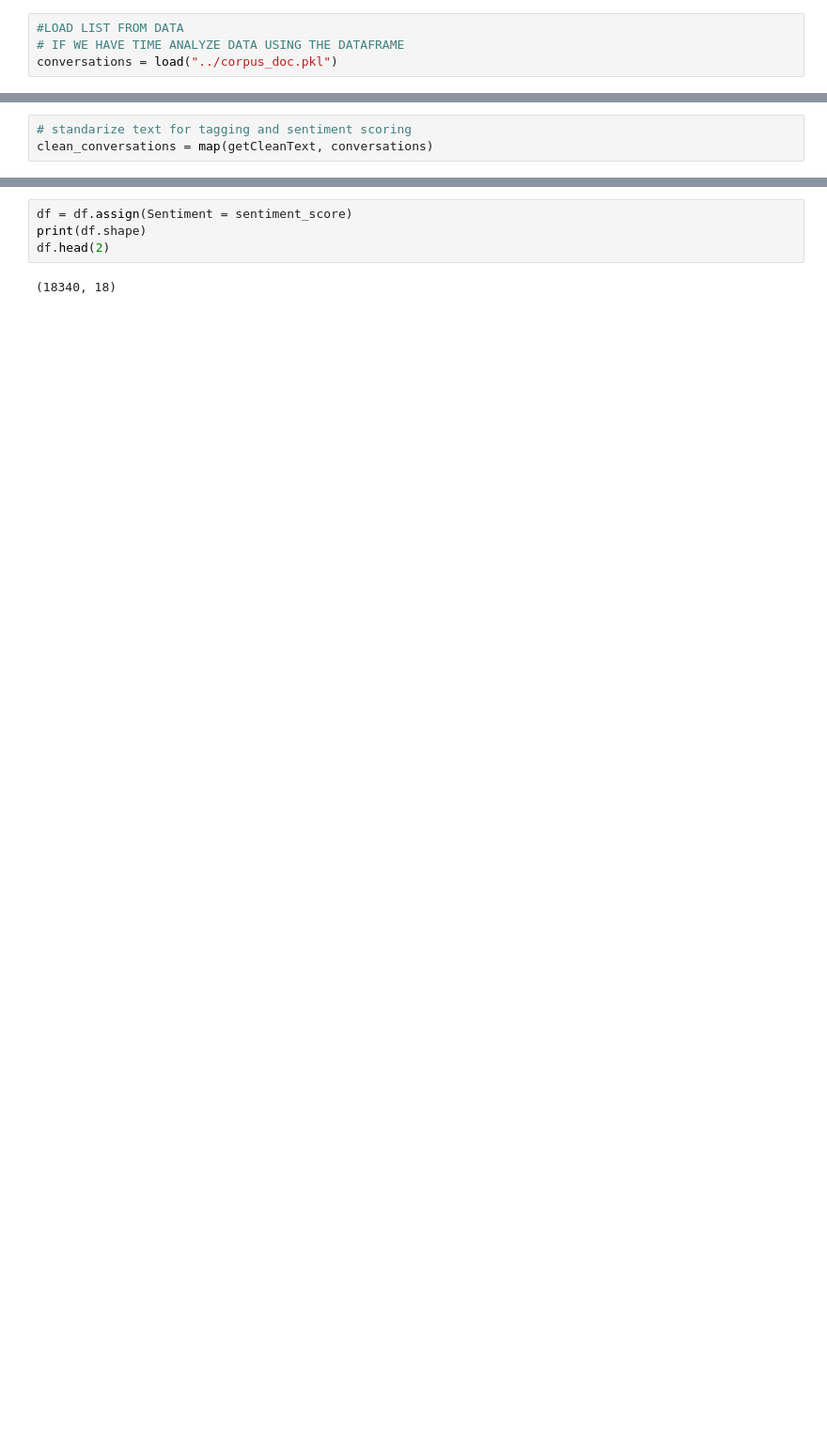
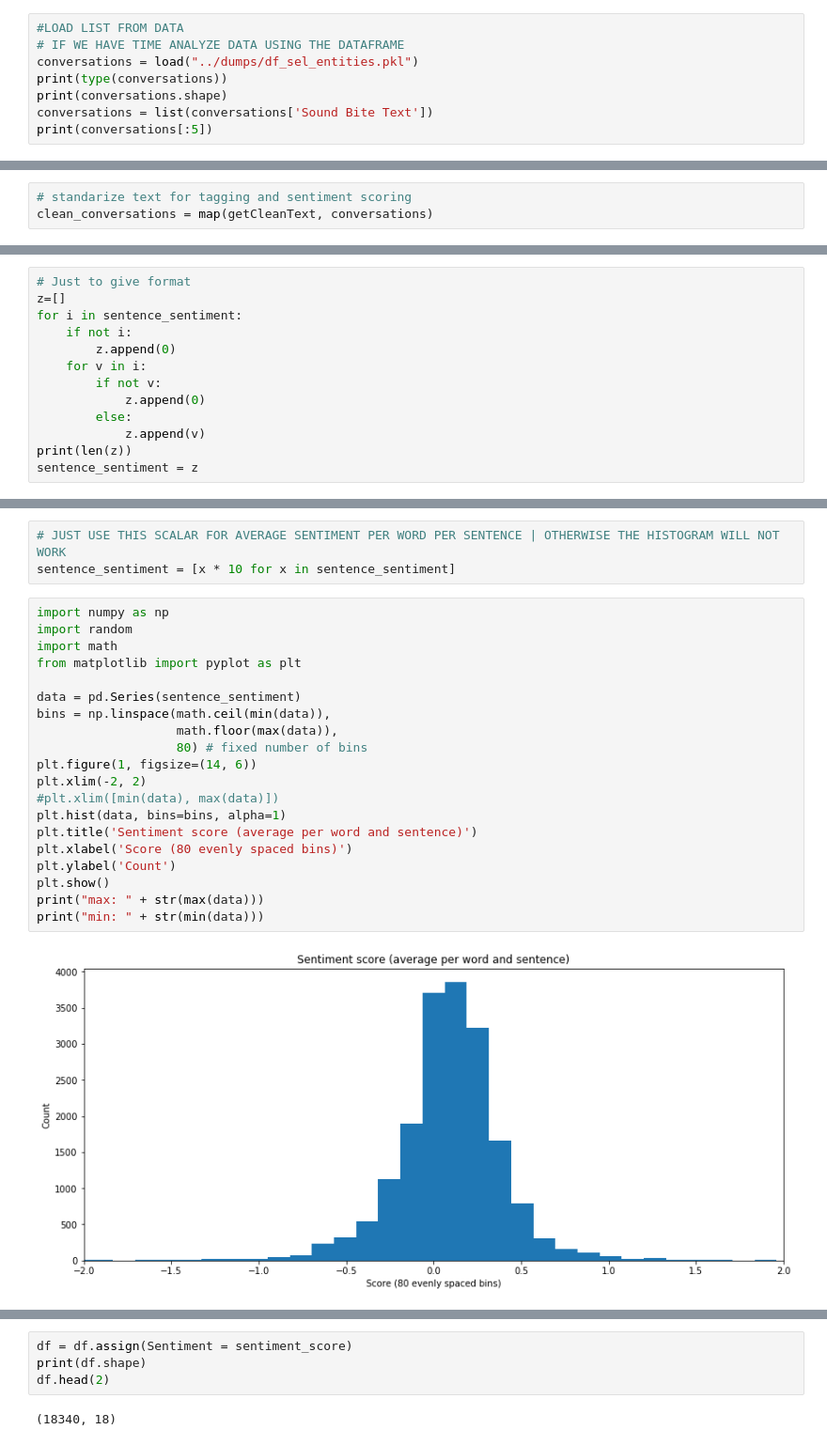
Before and after one commit to Taranveer/TextAnalytics, a Jupyter notebook: sentiment_aggregator/sentiment_aggregator.ipynb, the cells around one changed output, grey strips where cells are left out. Shown: that part at 94% size. Drawn from its saved outputs; the diff is of its cells as text; blank space fills up the shorter version.

```diff
--- a/sentiment_aggregator/sentiment_aggregator.ipynb
+++ b/sentiment_aggregator/sentiment_aggregator.ipynb
@@ -98,4 +101,8 @@ def scoring(doc):
 # %%
 #LOAD LIST FROM DATA
 # IF WE HAVE TIME ANALYZE DATA USING THE DATAFRAME
-conversations = load("../corpus_doc.pkl")
+conversations = load("../dumps/df_sel_entities.pkl")
+print(type(conversations))
+print(conversations.shape)
+conversations = list(conversations['Sound Bite Text'])
+print(conversations[:5])
@@ -115,3 +127,16 @@ to this:
  BeautifulSoup(YOUR_MARKUP, "lxml")
 
   markup_type=markup_type))
+# %%
+# Just to give format
+z=[]
+for i in sentence_sentiment:
+    if not i:
+        z.append(0)
+    for v in i:
+        if not v:
+            z.append(0)
+        else:
+            z.append(v)
+print(len(z))
+sentence_sentiment = z
@@ -117,0 +145,25 @@ to this:
+# %%
+# JUST USE THIS SCALAR FOR AVERAGE SENTIMENT PER WORD PER SENTENCE | OTHERWISE THE HISTOGRAM WILL NOT WORK
+sentence_sentiment = [x * 10 for x in sentence_sentiment]
+# %%
+import numpy as np
+import random
+import math
+from matplotlib import pyplot as plt
+
+data = pd.Series(sentence_sentiment)
+bins = np.linspace(math.ceil(min(data)),
+                   math.floor(max(data)),
+                   80) # fixed number of bins
+plt.figure(1, figsize=(14, 6))
+plt.xlim(-2, 2)
+#plt.xlim([min(data), max(data)])
+plt.hist(data, bins=bins, alpha=1)
+plt.title('Sentiment score (average per word and sentence)')
+plt.xlabel('Score (80 evenly spaced bins)')
+plt.ylabel('Count')
+plt.show()
+print("max: " + str(max(data)))
+print("min: " + str(min(data)))
+# %% [output]
+[figure, added]
```
Also changed, not shown: parts of 17 cells of this notebook.
